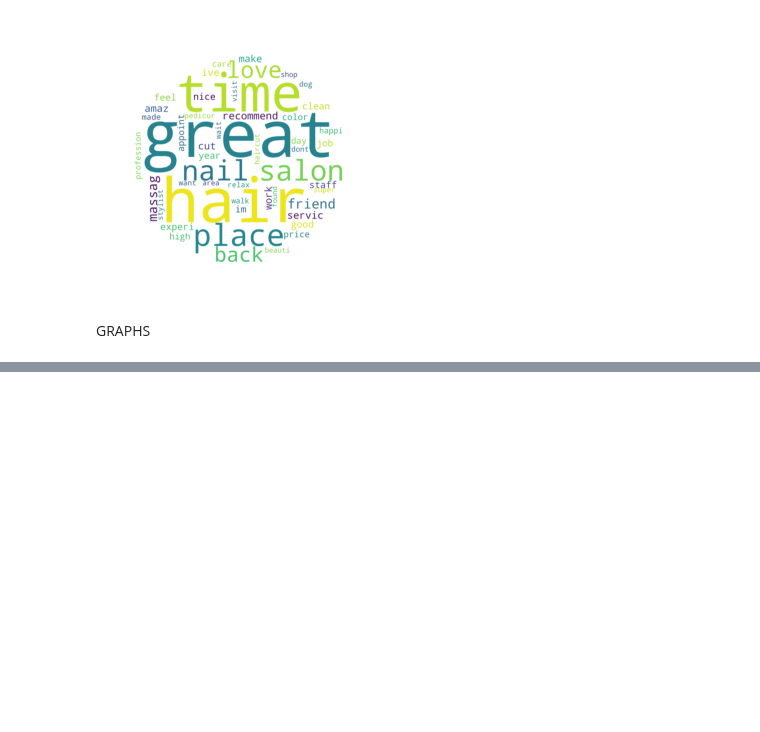
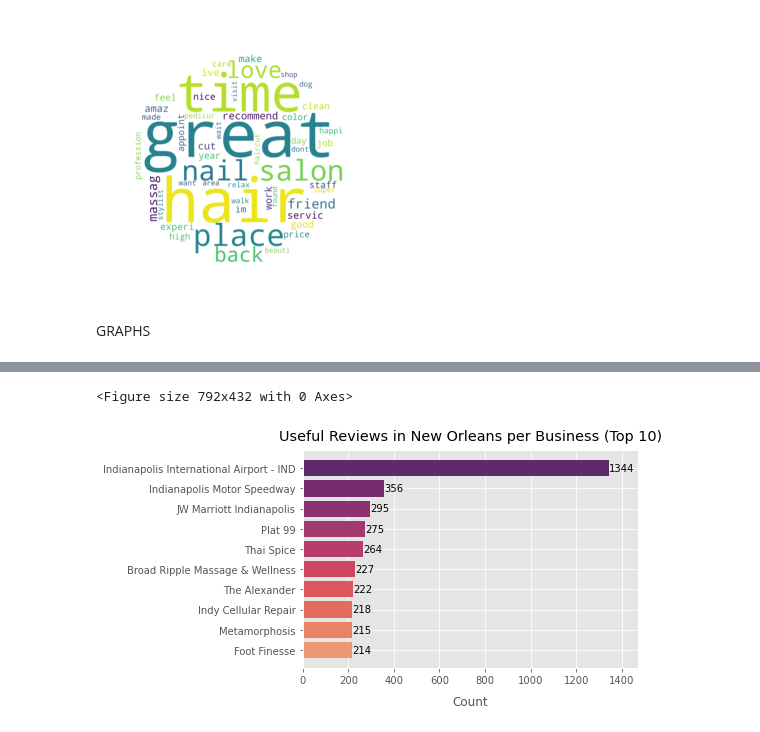
Before and after one commit to suvithkl/IntroDS-miniproject, a Jupyter notebook: app/visualisations.ipynb, the cells around one changed output, grey strips where cells are left out. Cells and saved outputs as stored; diff of their text form; code cells hidden in the pictures; blank space fills up the shorter version.

```diff
--- a/app/visualisations.ipynb
+++ b/app/visualisations.ipynb
@@ -141,0 +165,26 @@ for i, v in enumerate(grouped):
+# %%
+# when running, change to own local path
+services = pd.read_json('../filut/services_review.json')
+# %%
+# counting useful reviews by city (top 10) - New Orleans
+
+%matplotlib inline
+
+temp = services.loc[services['city'] == 'Indianapolis']
+grouped = temp.groupby('name')['useful'].sum().sort_values(ascending=False)[:10]
+# flipping the dataframe
+grouped = grouped[::-1]
+
+plt.figure(figsize=(11,6))
+plt.style.use('ggplot')
+fig, ax = plt.subplots()
+plt.barh(grouped.index.values, grouped.values, color=sns.color_palette("flare", len(grouped)))
+plt.xlabel('Count', labelpad=10)
+plt.title('Useful Reviews in New Orleans per Business (Top 10)', loc='center', pad=10)
+plt.xlim(0, 1470)
+plt.margins(x=20)
+for i, v in enumerate(grouped):
+    ax.text(v+1, int(i), str(v), verticalalignment='center')
+# %% [output]
+<Figure size 792x432 with 0 Axes>
+[figure, added]
```
Also changed, not shown: parts of 3 cells of this notebook, 2 other files.
